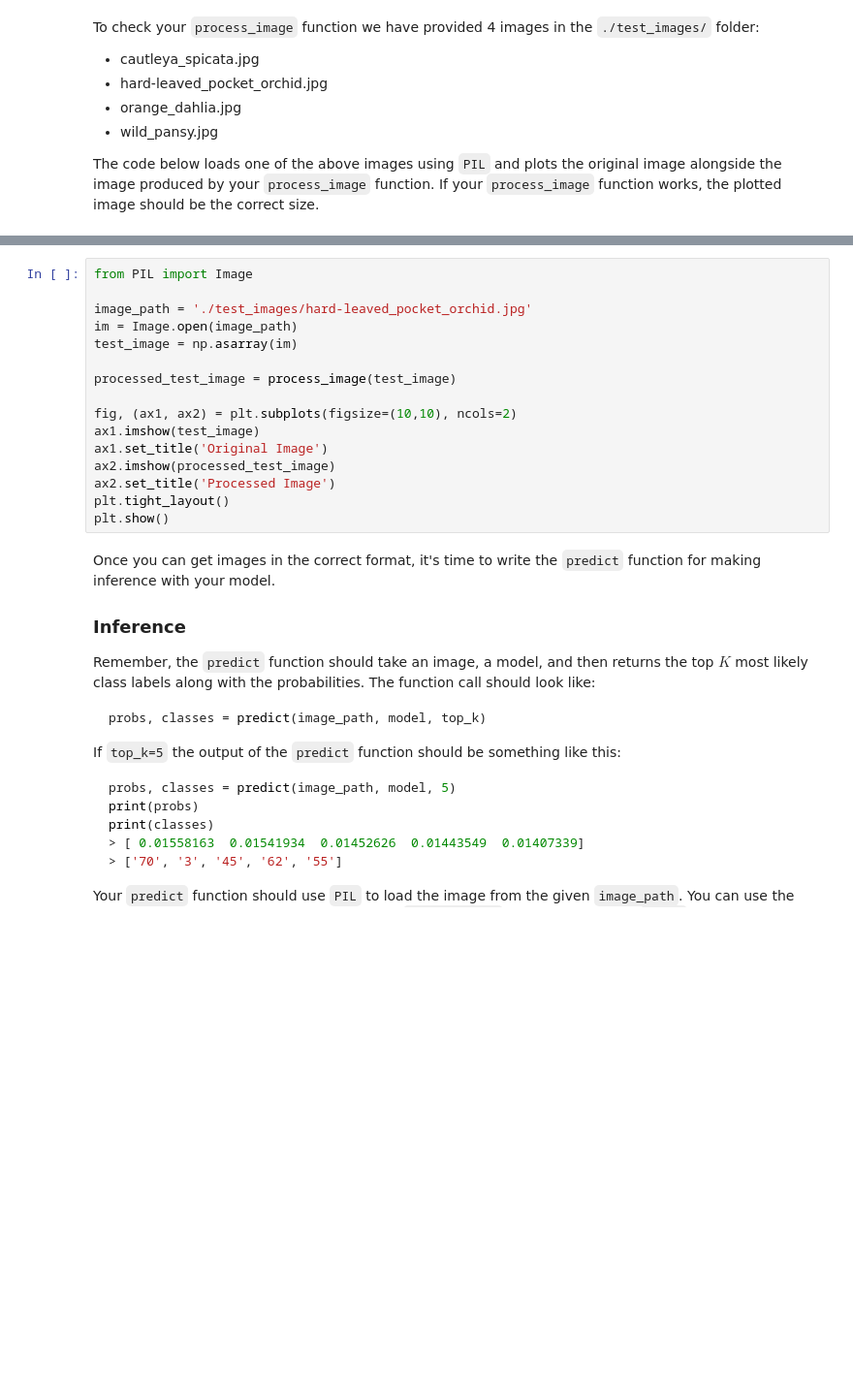
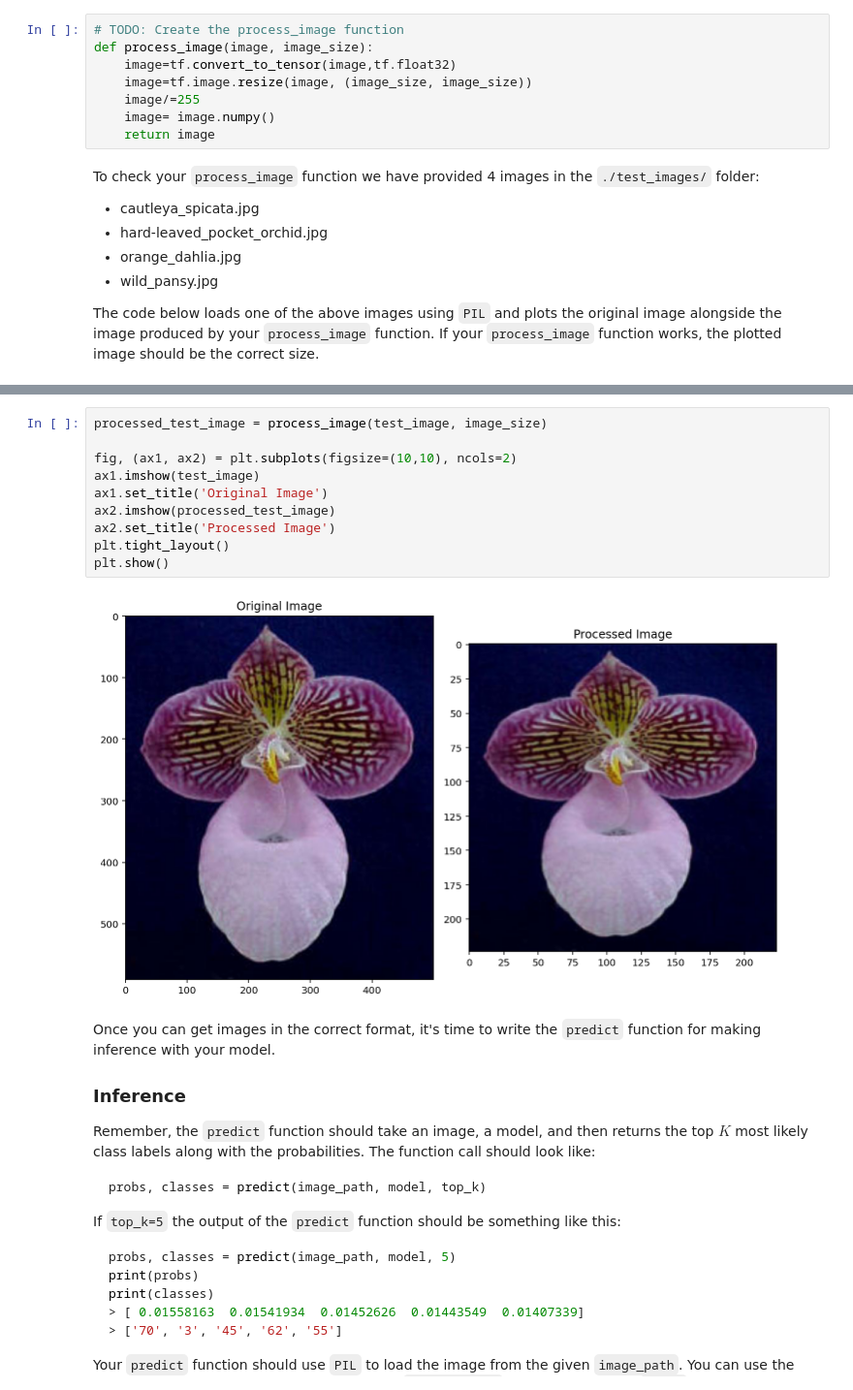
Before and after one commit to mbshbn/ML-using-TensorFlow-and-Keras, a Jupyter notebook: projects/p2_image_classifier/Project_Image_Classifier_Project.ipynb, the cells around one changed output, grey strips where cells are left out. Shown at 97% size. Saved outputs shown, nothing was run; the diff lists cells and outputs as text; blank space fills up the shorter version.

```diff
--- a/projects/p2_image_classifier/Project_Image_Classifier_Project.ipynb
+++ b/projects/p2_image_classifier/Project_Image_Classifier_Project.ipynb
@@ -499,3 +486,11 @@ Finally, convert your image back to a NumPy array using the `.numpy()` method.
+# %%
+# TODO: Create the process_image function
+def process_image(image, image_size):
+    image=tf.convert_to_tensor(image,tf.float32)
+    image=tf.image.resize(image, (image_size, image_size))
+    image/=255
+    image= image.numpy()
+    return image
 # %% [markdown]
 To check your `process_image` function we have provided 4 images in the `./test_images/` folder:
 
@@ -508,19 +522,15 @@ The code below loads one of the above images using `PIL` and plots the original
 # %%
-from PIL import Image
-
-image_path = './test_images/hard-leaved_pocket_orchid.jpg'
-im = Image.open(image_path)
-test_image = np.asarray(im)
-
-processed_test_image = process_image(test_image)
+processed_test_image = process_image(test_image, image_size)
 
 fig, (ax1, ax2) = plt.subplots(figsize=(10,10), ncols=2)
 ax1.imshow(test_image)
 ax1.set_title('Original Image')
 ax2.imshow(processed_test_image)
 ax2.set_title('Processed Image')
 plt.tight_layout()
 plt.show()
+# %% [output]
+[figure, added]
 # %% [markdown]
 Once you can get images in the correct format, it's time to write the `predict` function for making inference with your model.
 
```
Also changed, not shown: parts of 38 cells of this notebook.
